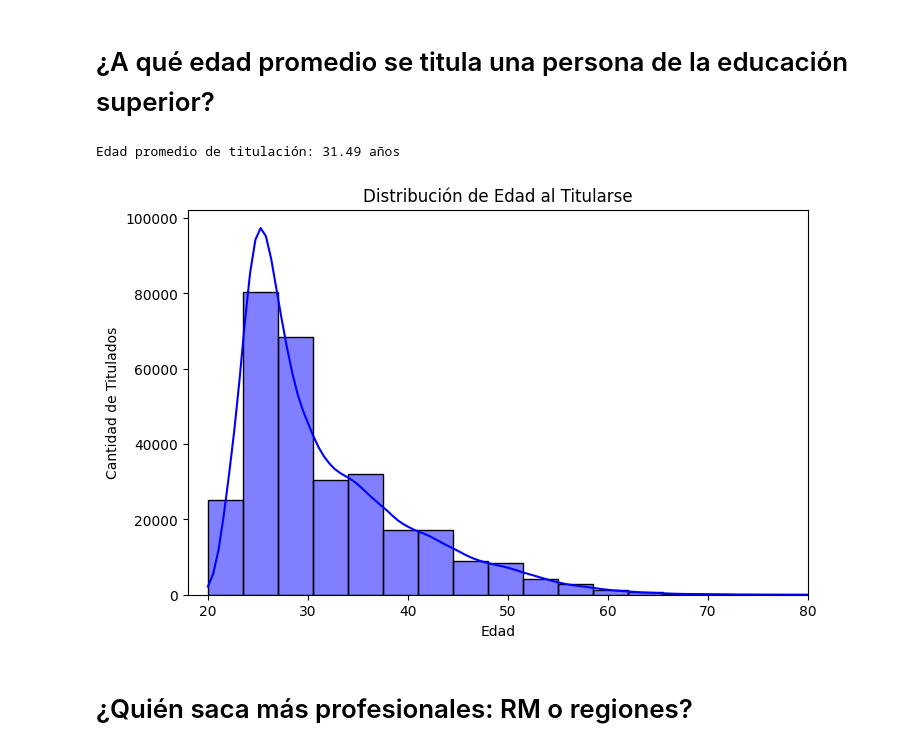
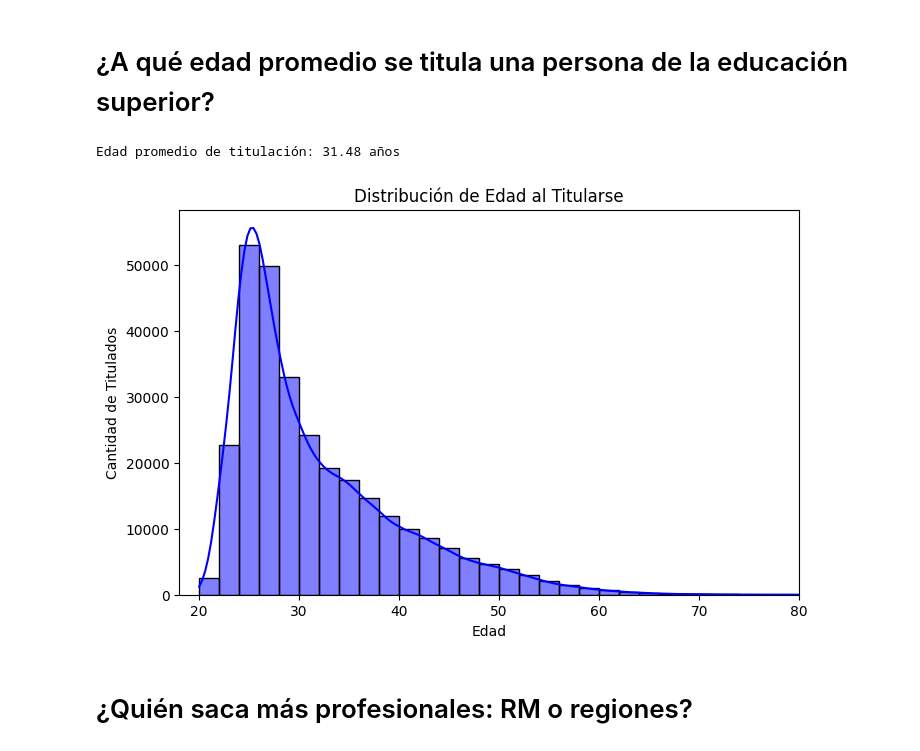
Before and after one commit to Alejandro-vy/An-lisis-Titulados-CL-Ed-Superior, a Jupyter notebook: TituladosChile2023.ipynb, the cells around one changed output. Drawn from its saved outputs; the diff is of its cells as text; code cells hidden in the pictures.

Commit message:
Agregamos varios cambios: archivo html, manejo de datos atipicos, analisis de preguntas objetivos

```diff
--- a/TituladosChile2023.ipynb
+++ b/TituladosChile2023.ipynb
@@ -42,7 +42,7 @@ None
 # %%
 # Seleccionar solo las columnas necesarias
 columnas_utiles = ["codigo_unico","mrun","gen_alu","fec_nac_alu", "cat_periodo", "anio_ing_carr_act", "nomb_titulo_obtenido", "nomb_carrera", "tipo_inst_1",
-                   "dur_total_carr", "dur_estudio_carr", "region_sede", "gen_alu"]
+                   "dur_total_carr", "dur_estudio_carr", "region_sede"]
 
 # Filtrar las columnas que existen en el dataframe
 columnas_existentes = [col for col in columnas_utiles if col in titulados_2023.columns]
@@ -55,11 +55,16 @@ titulados_2023 = titulados_2023[columnas_existentes]
 
 from datetime import datetime
 
+
+
 # Convertir la columna 'fec_nac_alu' a formato de fecha
 titulados_2023['fec_nac_alu'] = pd.to_datetime(titulados_2023['fec_nac_alu'], format='%Y%m')
 
 # Calcular la edad
-titulados_2023['edad'] = titulados_2023['fec_nac_alu'].apply(lambda x: datetime.now().year - x.year - ((datetime.now().month, datetime.now().day) < (x.month, x.day)))
+titulados_2023['edad_titulado'] = titulados_2023['fec_nac_alu'].apply(lambda x: datetime.now().year - x.year - ((datetime.now().month, datetime.now().day) < (x.month, x.day)))
+
+
+
 
 
 # Verificar cambios
@@ -109,0 +117,32 @@ None
+# %%
+from matplotlib import pyplot as plt
+import seaborn as sns
+
+
+# Manejo de valores atípicos en la variable "edad"
+# Analizar los datos de la variable "edad"
+plt.figure(figsize=(8, 5))
+sns.boxplot(x=titulados_2023['edad_titulado'])
+plt.xlabel("Edad")
+plt.title("Análisis de Valores Atípicos en la Variable Edad")
+plt.show()
+
+# Calcular los percentiles 1 y 99 para definir los límites de edad
+percentil_1 = titulados_2023['edad_titulado'].quantile(0.01)
+percentil_99 = titulados_2023['edad_titulado'].quantile(0.99)
+
+print(f"Percentil 1: {percentil_1}")
+print(f"Percentil 99: {percentil_99}")
+
+
+
+# Definir el rango de edad válido (por ejemplo, entre 18 y 80 años)
+edad_min = 19
+edad_max = 80
+
+# Reemplazar valores fuera del rango válido con NaN
+titulados_2023.loc[(titulados_2023['edad_titulado'] < edad_min) | (titulados_2023['edad_titulado'] > edad_max), 'edad_titulado'] = None
+
+# Opcional: Eliminar filas con valores NaN en la columna 'edad'
+
+titulados_2023 = titulados_2023.dropna(subset=['edad_titulado'])
@@ -243,19 +299,19 @@ plt.show()
 # %% [markdown]
 # ¿A qué edad promedio se titula una persona de la educación superior?
 # %%
-edad_promedio = titulados_2023["edad"].mean()
+edad_promedio = titulados_2023["edad_titulado"].mean()
 print(f"Edad promedio de titulación: {edad_promedio:.2f} años")
 
 plt.figure(figsize=(8, 5))
-sns.histplot(titulados_2023["edad"], bins=30, kde=True, color="blue")
+sns.histplot(titulados_2023["edad_titulado"], bins=30, kde=True, color="blue")
 plt.xlabel("Edad")
 plt.ylabel("Cantidad de Titulados")
 plt.title("Distribución de Edad al Titularse")
 plt.xlim(18, 80)  # Acotar el rango del eje x
 plt.show()
 # %% [output]
-Edad promedio de titulación: 31.49 años
+Edad promedio de titulación: 31.48 años
-[figure, old version]
+[figure, new version]
 # %% [markdown]
 #  ¿Quién saca más profesionales: RM o regiones?
 # %%
```
Also changed, not shown: parts of 8 cells of this notebook, 2 other files.
